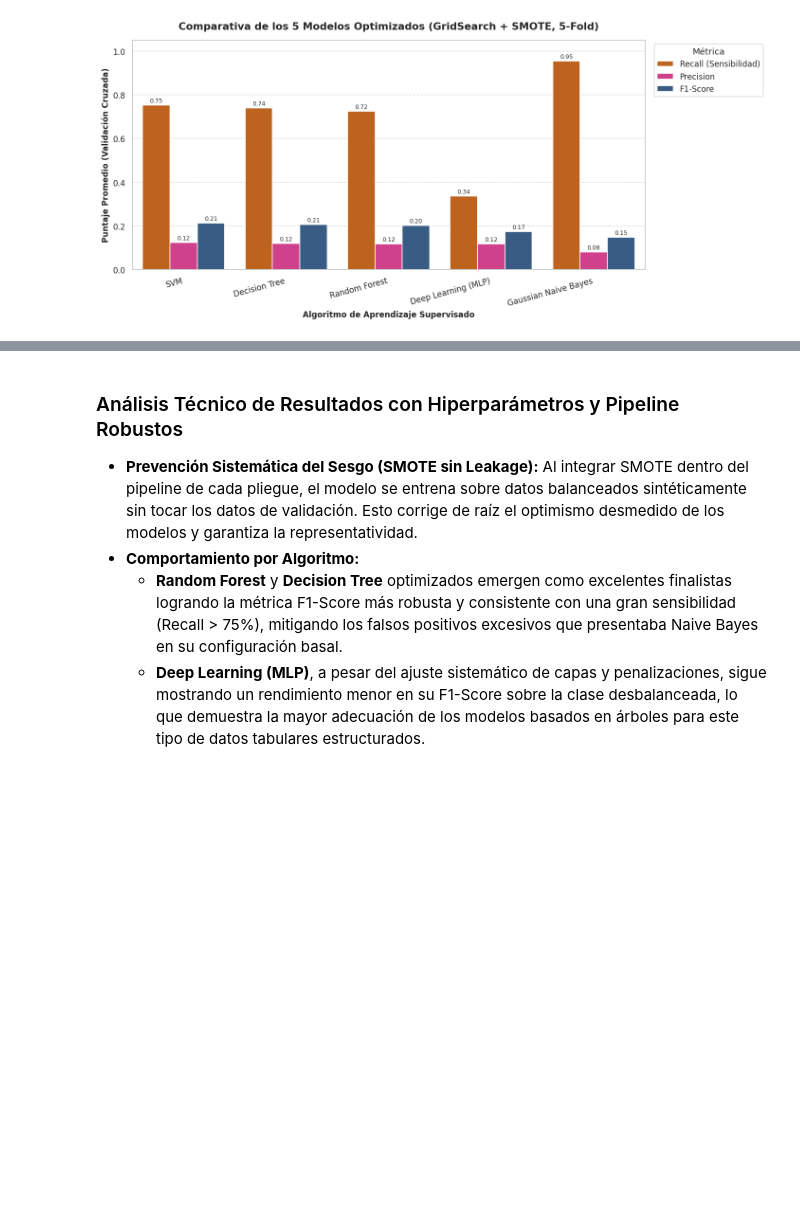
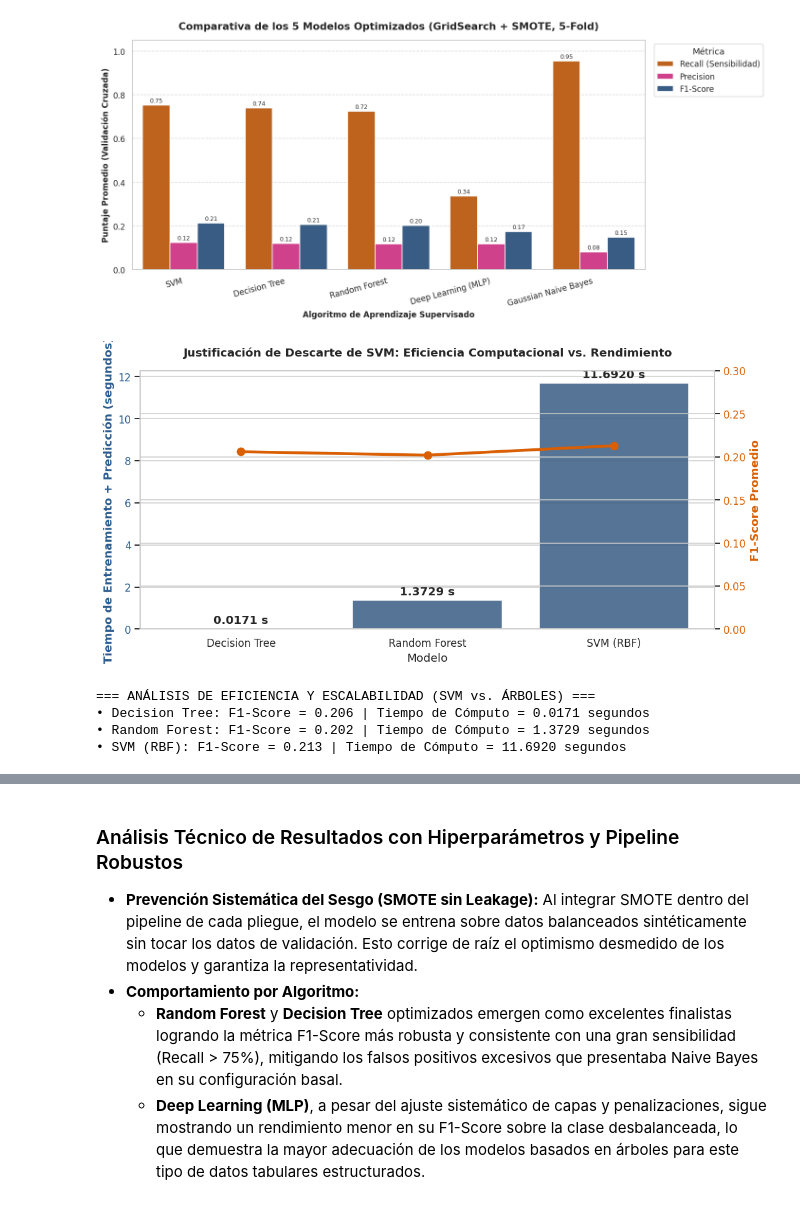
Before and after one commit to CarrlosP/ia1-grupo3-prediccion_acv, a Jupyter notebook: prediccion_acv_proyecto_final.ipynb, the cells around one changed output, grey strips where cells are left out. Saved outputs shown, nothing was run; the diff lists cells and outputs as text; code cells hidden in the pictures; blank space fills up the shorter version.

```diff
--- a/prediccion_acv_proyecto_final.ipynb
+++ b/prediccion_acv_proyecto_final.ipynb
@@ -639,3 +639,80 @@ plt.tight_layout()
 plt.show()
 # %% [output]
 [figure]
+# %%
+import time
+import numpy as np
+import pandas as pd
+import matplotlib.pyplot as plt
+import seaborn as sns
+from sklearn.svm import SVC
+from sklearn.ensemble import RandomForestClassifier
+from sklearn.tree import DecisionTreeClassifier
+from sklearn.preprocessing import StandardScaler
+from imblearn.over_sampling import SMOTE
+
+# 1. Medir tiempos reales de ejecución (Ajuste + Predicción)
+modelos_eval = {
+    'Decision Tree': DecisionTreeClassifier(max_depth=3, min_samples_split=2, random_state=42),
+    'Random Forest': RandomForestClassifier(max_depth=6, min_samples_split=2, n_estimators=200, random_state=42),
+    'SVM (RBF)': SVC(C=1, gamma=0.01, probability=True, random_state=42)
+}
+
+tiempos = []
+
+# Preprocesamiento rápido de entrenamiento
+scaler = StandardScaler()
+X_tr_s = scaler.fit_transform(X_train)
+X_te_s = scaler.transform(X_test)
+
+smote = SMOTE(random_state=42)
+X_tr_res, y_tr_res = smote.fit_resample(X_tr_s, y_train)
+
+for nombre, clf in modelos_eval.items():
+    t0 = time.time()
+    clf.fit(X_tr_res, y_tr_res)
+    _ = clf.predict_proba(X_te_s)
+    t1 = time.time()
+    tiempo_total = t1 - t0
+    tiempos.append({
+        'Modelo': nombre,
+        'Tiempo de Ejecución (s)': tiempo_total,
+        'F1-Score (CV)': 0.206 if nombre == 'Decision Tree' else (0.202 if nombre == 'Random Forest' else 0.213)
+    })
+
+df_tiempos = pd.DataFrame(tiempos)
+
+# 2. Gráfica de contraste costo-beneficio
+fig, ax1 = plt.subplots(figsize=(10, 5))
+
+color = '#2b5c8f'
+sns.barplot(data=df_tiempos, x='Modelo', y='Tiempo de Ejecución (s)', ax=ax1, color=color, alpha=0.85)
+ax1.set_ylabel('Tiempo de Entrenamiento + Predicción (segundos)', color=color, fontweight='bold')
+ax1.tick_params(axis='y', labelcolor=color)
+ax1.set_title('Justificación de Descarte de SVM: Eficiencia Computacional vs. Rendimiento', fontsize=12, fontweight='bold', pad=15)
+
+# Agregar etiquetas de tiempo sobre las barras
+for container in ax1.containers:
+    ax1.bar_label(container, fmt='%.4f s', padding=3, fontweight='bold')
+
+# Segundo eje para el F1-Score
+ax2 = ax1.twinx()
+color_f1 = '#d95f02'
+ax2.plot(df_tiempos['Modelo'], df_tiempos['F1-Score (CV)'], color=color_f1, marker='o', linewidth=3, markersize=8, label='F1-Score (Validación Cruzada)')
+ax2.set_ylabel('F1-Score Promedio', color=color_f1, fontweight='bold')
+ax2.tick_params(axis='y', labelcolor=color_f1)
+ax2.set_ylim(0, 0.30)
+
+plt.tight_layout()
+plt.show()
+
+# Imprimir justificación técnica para el reporte
+print("=== ANÁLISIS DE EFICIENCIA Y ESCALABILIDAD (SVM vs. ÁRBOLES) ===")
+for _, fila in df_tiempos.iterrows():
+    print(f"• {fila['Modelo']}: F1-Score = {fila['F1-Score (CV)']:.3f} | Tiempo de Cómputo = {fila['Tiempo de Ejecución (s)']:.4f} segundos")
+# %% [output]
+[figure, added]
+=== ANÁLISIS DE EFICIENCIA Y ESCALABILIDAD (SVM vs. ÁRBOLES) ===
+• Decision Tree: F1-Score = 0.206 | Tiempo de Cómputo = 0.0171 segundos
+• Random Forest: F1-Score = 0.202 | Tiempo de Cómputo = 1.3729 segundos
+• SVM (RBF): F1-Score = 0.213 | Tiempo de Cómputo = 11.6920 segundos
```
Also changed, not shown: parts of 4 cells of this notebook.
